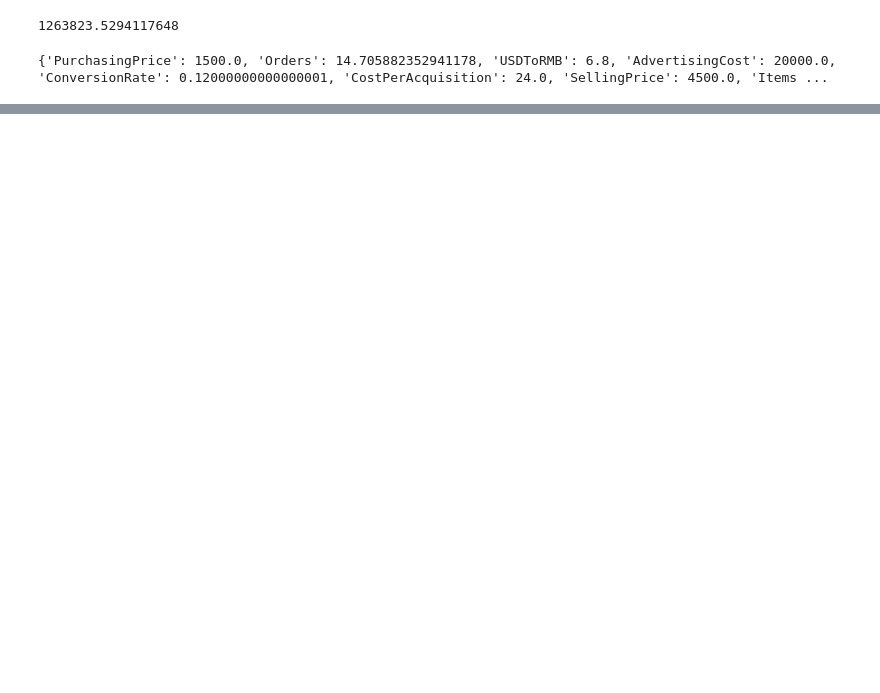
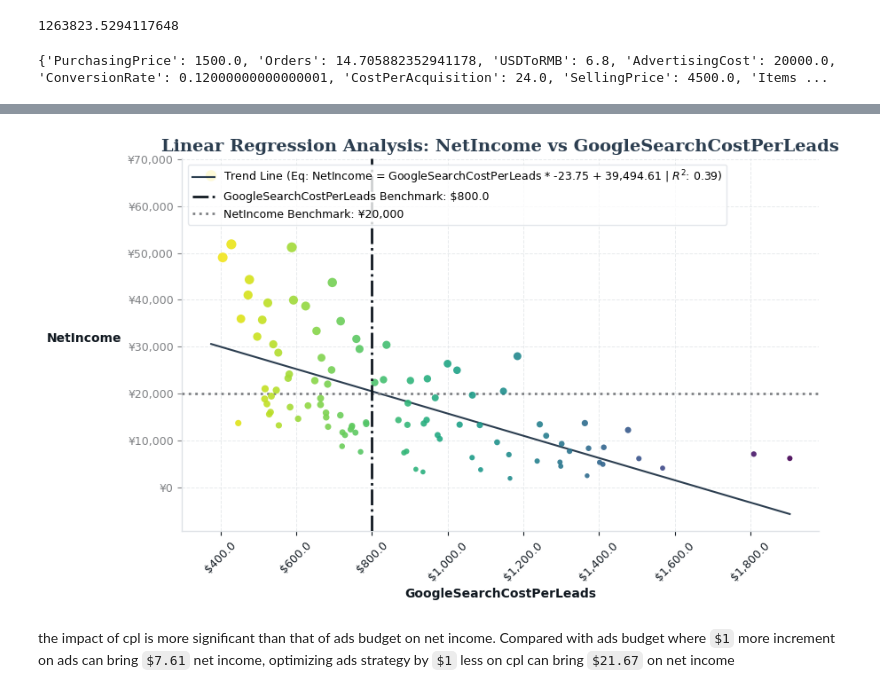
Before and after one commit to hanyuwcn/LedgerScope, a Jupyter notebook: notebooks/sample-linear-regression.ipynb, the cells around one changed output, grey strips where cells are left out. Drawn from its saved outputs; the diff is of its cells as text; code cells hidden in the pictures; blank space fills up the shorter version.

```diff
--- a/notebooks/sample-linear-regression.ipynb
+++ b/notebooks/sample-linear-regression.ipynb
@@ -136,0 +206,22 @@ plt.show()
+# %%
+simulated_x_distribution, simulated_y_distribution, linear_trend_summary = stochastic_bivariate_simulation(
+    variables=variables,
+    independent_target_x=variable_names.CPL_GOOGLE_SEARCH,
+    dependent_target_y=variable_names.NET_INCOME,
+    shuffled_variables=[variable_names.COST_ADVERTISING,
+                        variable_names.CPC_GOOGLE_SEARCH,
+                        variable_names.CONVERSION_RATE_GOOGLE_SEARCH,
+                        variable_names.CLOSE_RATE,
+                        variable_names.DEAL_SELLING_PRICE],
+    model_pipeline=model_pipeline,
+    sample_size=100)
+
+fig = generate_linear_regression_from_lists(simulated_x_distribution, simulated_y_distribution,
+                                            variable_names.CPL_GOOGLE_SEARCH, variable_names.NET_INCOME,
+                                            x_benchmark=800, y_benchmark=20000)
+
+plt.show()
+# %% [output]
+[figure, added]
+# %% [markdown]
+the impact of cpl is more significant than that of ads budget on net income. Compared with ads budget where `$1` more increment on ads can bring `$7.61` net income, optimizing ads strategy by `$1` less on cpl can bring `$21.67` on net income
```
Also changed, not shown: parts of 8 cells of this notebook, 49 other files.
